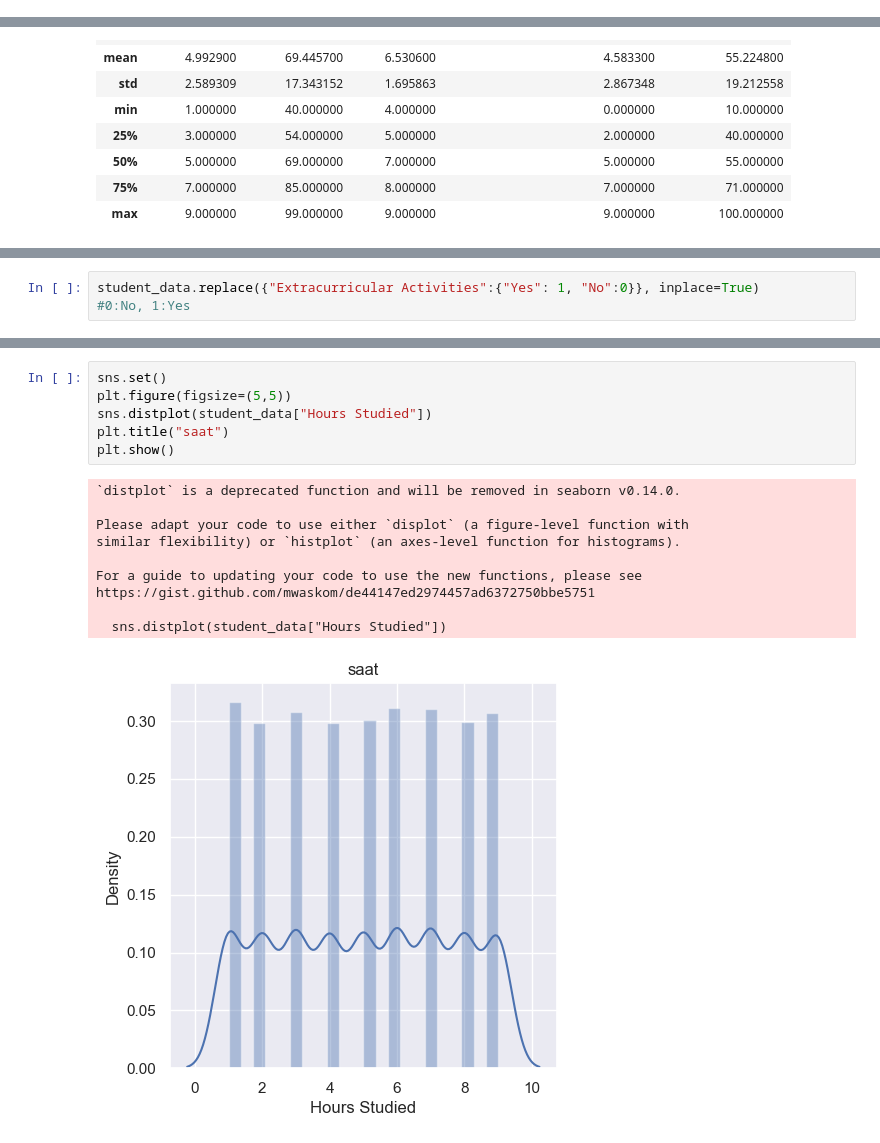
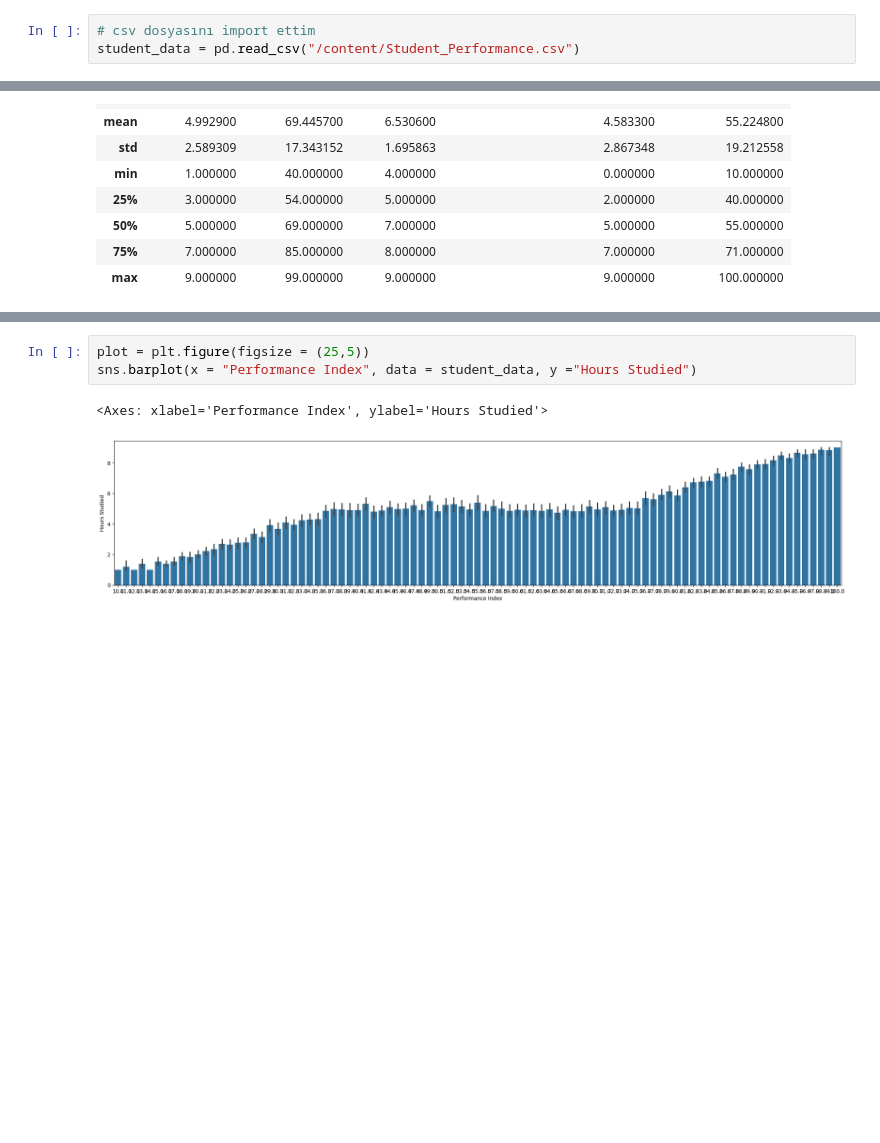
Before and after one commit to onraknn/Machine-Learning, a Jupyter notebook: students_performance.ipynb, the cells around one changed output, grey strips where cells are left out. Saved outputs shown, nothing was run; the diff lists cells and outputs as text; blank space fills up the shorter version.

```diff
--- a/students_performance.ipynb
+++ b/students_performance.ipynb
@@ -16,3 +9,6 @@ student_data = pd.read_csv("Student_Performancee.csv")
+# %%
+# csv dosyasını import ettim
+student_data = pd.read_csv("/content/Student_Performance.csv")
 # %%
 # verilere bakmak için ilk 10 değeri çağırdım
 student_data.head(10)
@@ -107,3 +74,0 @@ student_data
-# %%
-student_data.replace({"Extracurricular Activities":{"Yes": 1, "No":0}}, inplace=True)
-#0:No, 1:Yes
@@ -126,17 +75,6 @@ student_data
 # %%
-sns.set()
-plt.figure(figsize=(5,5))
-sns.distplot(student_data["Hours Studied"])
-plt.title("saat")
-plt.show()
+plot = plt.figure(figsize = (25,5))
+sns.barplot(x = "Performance Index", data = student_data, y ="Hours Studied")
 # %% [output]
-`distplot` is a deprecated function and will be removed in seaborn v0.14.0.
-
-Please adapt your code to use either `displot` (a figure-level function with
-similar flexibility) or `histplot` (an axes-level function for histograms).
-
-For a guide to updating your code to use the new functions, please see
-https://gist.github.com/mwaskom/de44147ed2974457ad6372750bbe5751
-
-  sns.distplot(student_data["Hours Studied"])
+<Axes: xlabel='Performance Index', ylabel='Hours Studied'>
-[figure, old version]
+[figure, new version]
```
Also changed, not shown: parts of 26 cells of this notebook.
